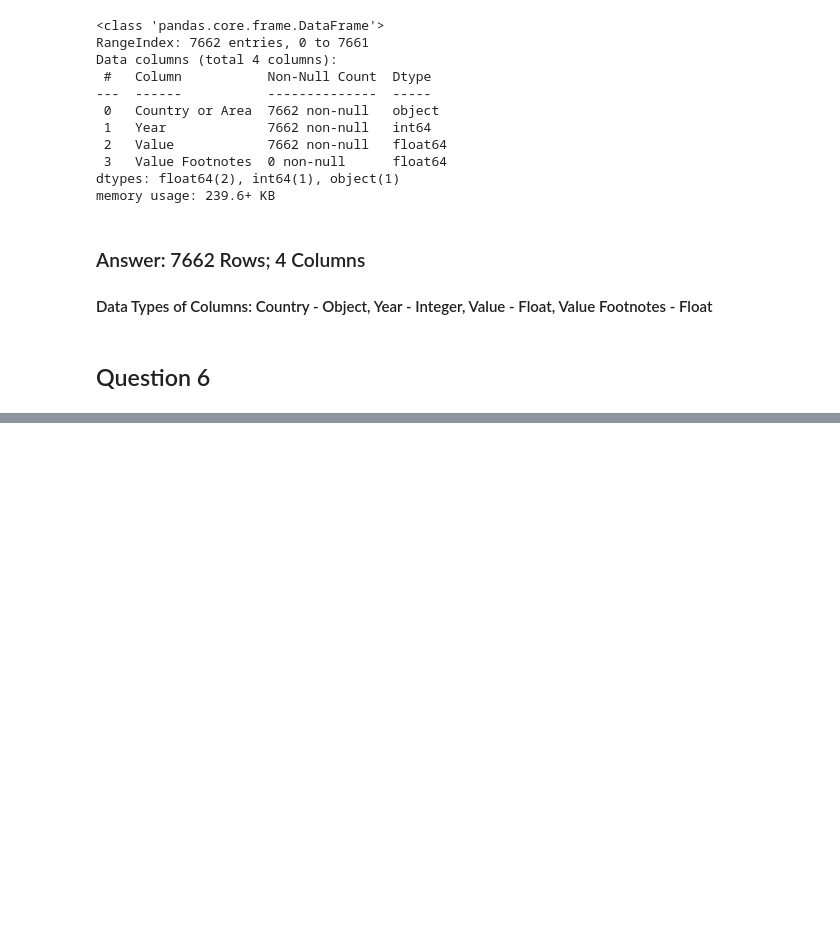
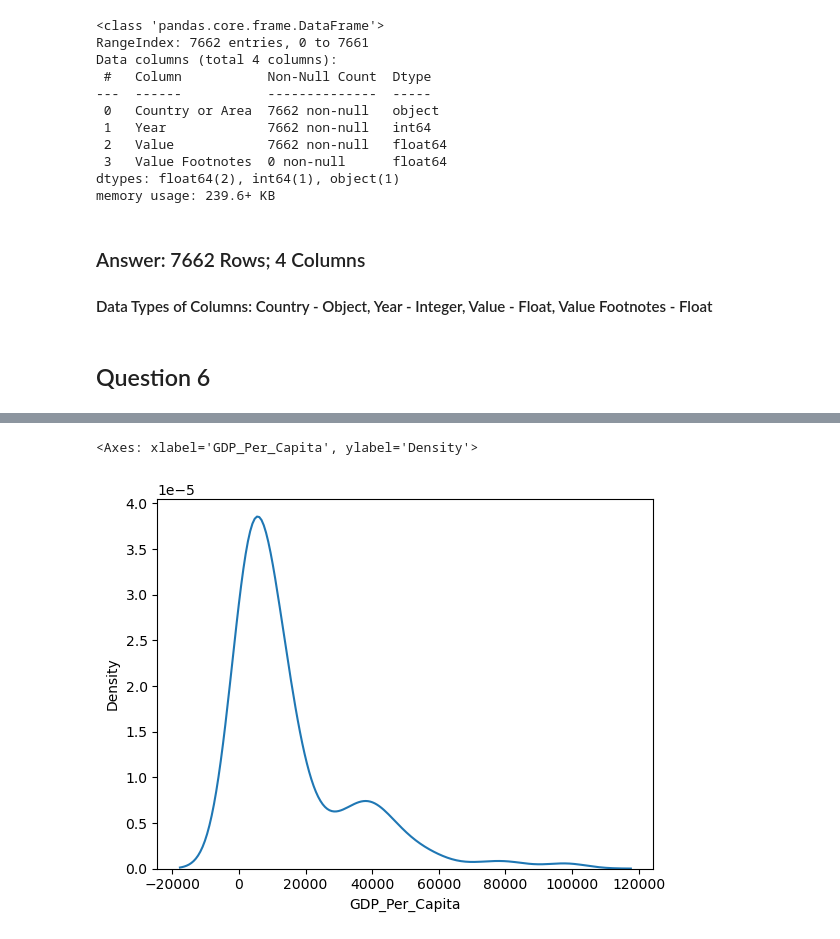
Before and after one commit to NSS-Data-Analytics-Cohort-11/undata-ngartley, a Jupyter notebook: notebook/UNData.ipynb, the cells around one changed output, grey strips where cells are left out. Saved outputs shown, nothing was run; the diff lists cells and outputs as text; code cells hidden in the pictures; blank space fills up the shorter version.

```diff
--- a/notebook/UNData.ipynb
+++ b/notebook/UNData.ipynb
@@ -89,0 +124,5 @@ Name: Country, Length: 242, dtype: int64
+# %%
+sns.kdeplot(gdp_2000["GDP_Per_Capita"])
+# %% [output]
+<Axes: xlabel='GDP_Per_Capita', ylabel='Density'>
+[figure, added]
```
Also changed, not shown: parts of 47 cells of this notebook.
